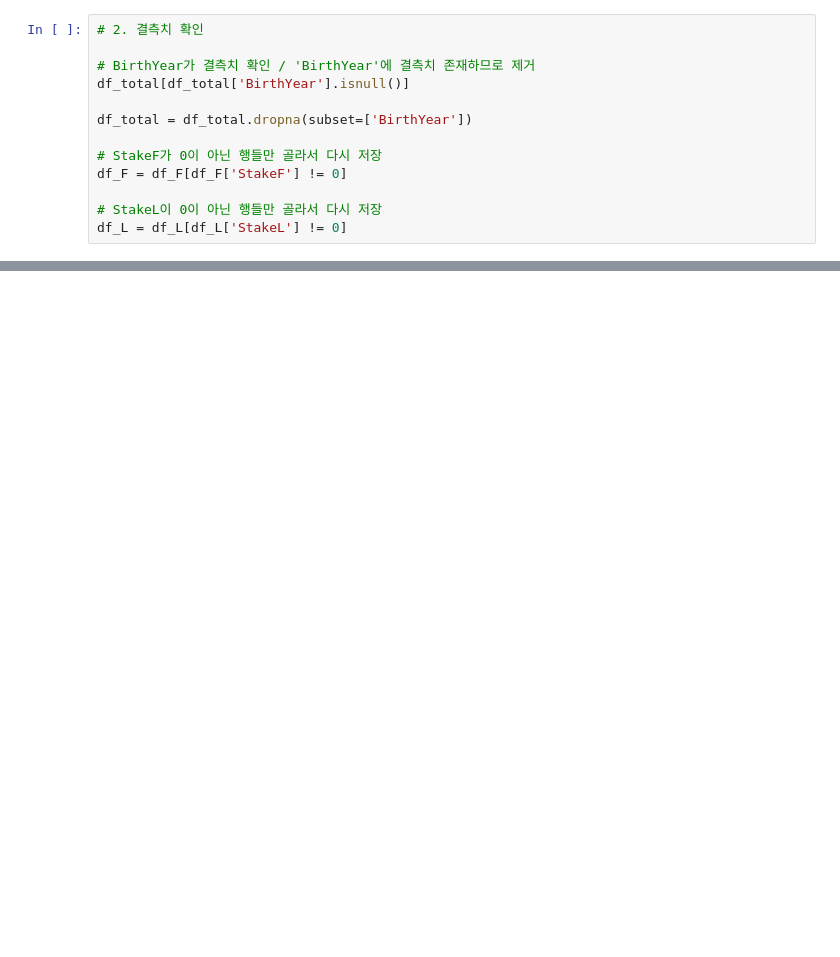
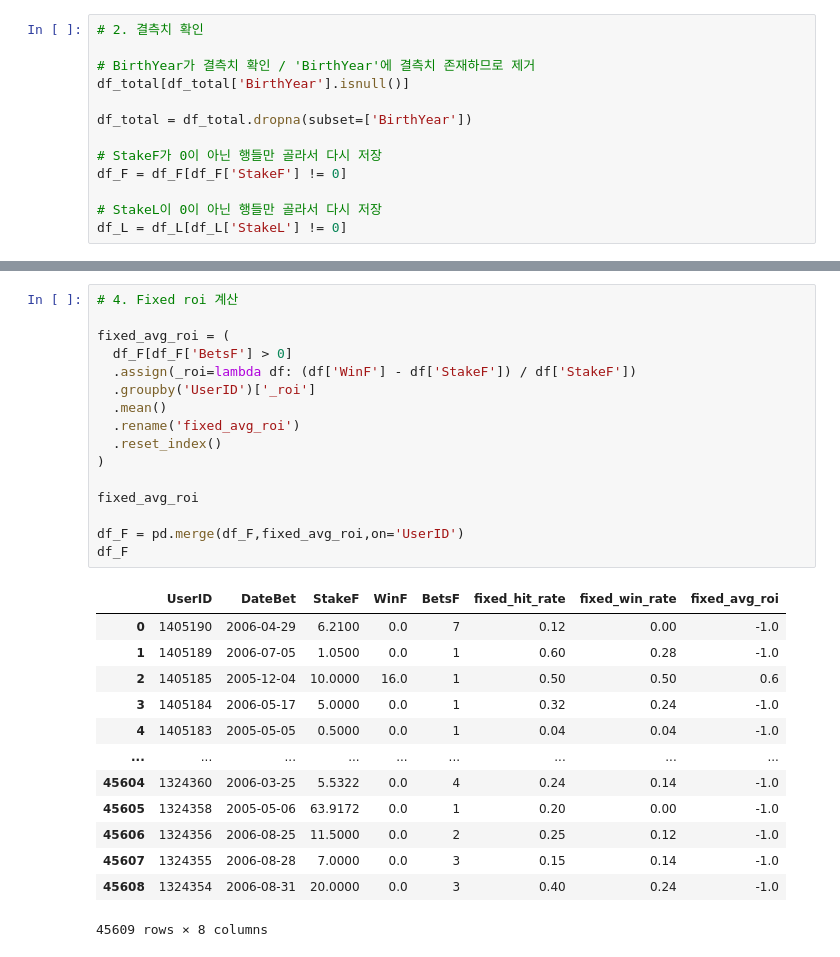
Before and after one commit to SKNETWORKS-FAMILY-AICAMP/SKN24-2nd-3Team, a Jupyter notebook: notebooks/psy/01_preprocessing.ipynb, the cells around one changed output, grey strips where cells are left out. Drawn from its saved outputs; the diff is of its cells as text; blank space fills up the shorter version.

```diff
--- a/notebooks/psy/01_preprocessing.ipynb
+++ b/notebooks/psy/01_preprocessing.ipynb
@@ -58 +118,31 @@ df_F
+# %%
+# 4. Fixed roi 계산
+
+fixed_avg_roi = (
+  df_F[df_F['BetsF'] > 0]
+  .assign(_roi=lambda df: (df['WinF'] - df['StakeF']) / df['StakeF'])
+  .groupby('UserID')['_roi']
+  .mean()
+  .rename('fixed_avg_roi')
+  .reset_index()
+)
+
+fixed_avg_roi
+
+df_F = pd.merge(df_F,fixed_avg_roi,on='UserID')
+df_F
+# %% [output]
+|  | UserID | DateBet | StakeF | WinF | BetsF | fixed_hit_rate | fixed_win_rate | fixed_avg_roi |
+| 0 | 1405190 | 2006-04-29 | 6.2100 | 0.0 | 7 | 0.12 | 0.00 | -1.0 |
+| 1 | 1405189 | 2006-07-05 | 1.0500 | 0.0 | 1 | 0.60 | 0.28 | -1.0 |
+| 2 | 1405185 | 2005-12-04 | 10.0000 | 16.0 | 1 | 0.50 | 0.50 | 0.6 |
+| 3 | 1405184 | 2006-05-17 | 5.0000 | 0.0 | 1 | 0.32 | 0.24 | -1.0 |
+| 4 | 1405183 | 2005-05-05 | 0.5000 | 0.0 | 1 | 0.04 | 0.04 | -1.0 |
+| ... | ... | ... | ... | ... | ... | ... | ... | ... |
+| 45604 | 1324360 | 2006-03-25 | 5.5322 | 0.0 | 4 | 0.24 | 0.14 | -1.0 |
+| 45605 | 1324358 | 2005-05-06 | 63.9172 | 0.0 | 1 | 0.20 | 0.00 | -1.0 |
+| 45606 | 1324356 | 2006-08-25 | 11.5000 | 0.0 | 2 | 0.25 | 0.12 | -1.0 |
+| 45607 | 1324355 | 2006-08-28 | 7.0000 | 0.0 | 3 | 0.15 | 0.14 | -1.0 |
+| 45608 | 1324354 | 2006-08-31 | 20.0000 | 0.0 | 3 | 0.40 | 0.24 | -1.0 |
+45609 rows × 8 columns
 # %%
```
Also changed, not shown: parts of 18 cells of this notebook, 2 other files.
